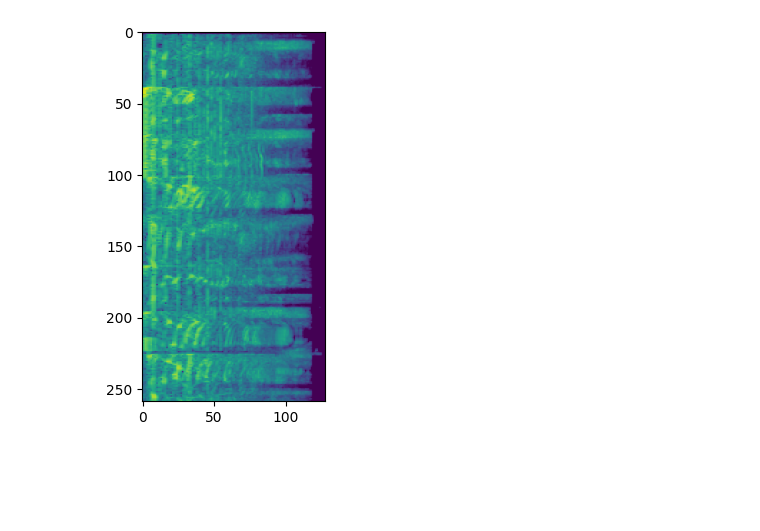
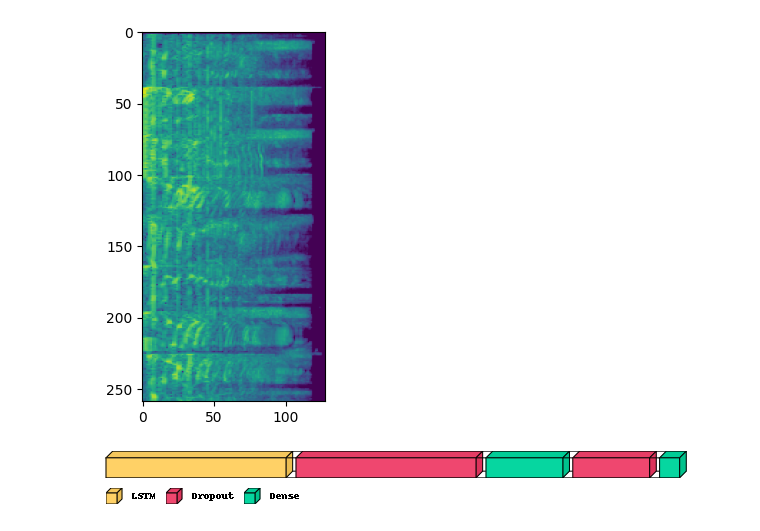
Before and after one commit to peterlecavalier/genre_classifier, a Jupyter notebook: test.ipynb, the cells around one changed output. Drawn from its saved outputs; the diff is of its cells as text; code cells hidden in the pictures; blank space fills up the shorter version.

Commit message:
Still training, moved things around

```diff
--- a/test.ipynb
+++ b/test.ipynb
@@ -77,3 +77,35 @@ plt.imshow(spec[:259])
 # %% [output]
 <matplotlib.image.AxesImage at 0x...>
 [figure]
+# %%
+import visualkeras
+import json
+import tensorflow as tf
+import os
+training_dir_list = os.listdir('./training/')
+training_dir_list.sort()
+load_file = './training/' + training_dir_list[-1] + '/model.json'
+
+f = open(load_file, "r")
+config = f.read()
+model = tf.keras.models.model_from_json(config)
+f.close()
+
+
+model = tf.keras.models.Sequential([
+    tf.keras.layers.InputLayer(input_shape=(259, 128))
+    tf.keras.layers.LSTM(300, dropout=0.2, recurrent_dropout=0.2),
+    tf.keras.layers.Dropout(0.2),
+    tf.keras.layers.Dense(128, activation="relu"),
+    tf.keras.layers.Dropout(0.2),
+    # tf.keras.layers.Dense(128, activation="relu"),
+    # tf.keras.layers.Dropout(0.2),
+    # tf.keras.layers.Dense(64, activation="relu"),
+    # tf.keras.layers.Dropout(0.2),
+    # tf.keras.layers.Dense(32, activation="relu"),
+    tf.keras.layers.Dense(16)
+])
+
+visualkeras.layered_view(model, legend=True, scale_z=0.6)
+# %% [output]
+[figure, added]
```
Also changed, not shown: 9 other files.
